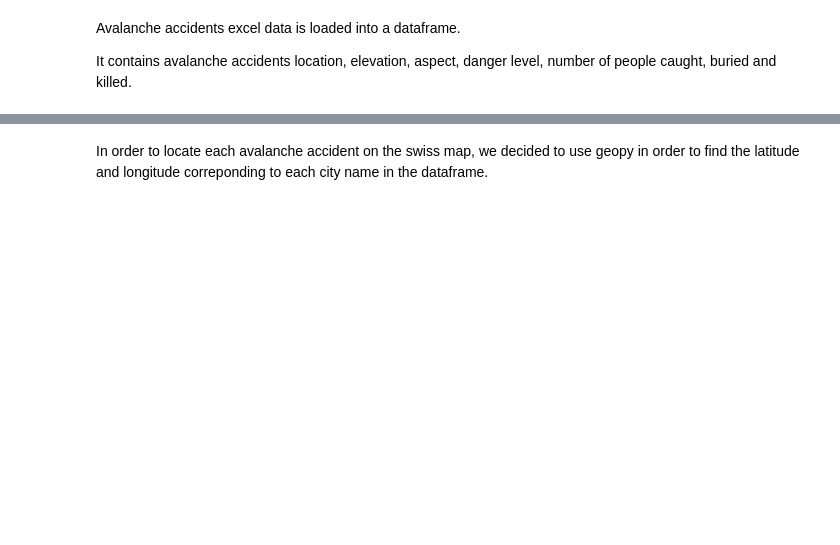
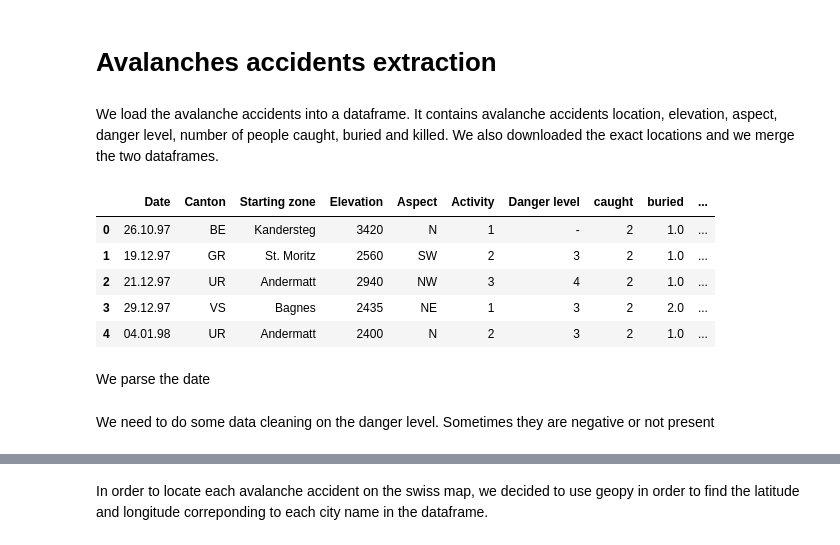
Before and after one commit to swiss-avalanches/swiss-avalanches.github.io, a Jupyter notebook: notebooks/accidents.ipynb, the cells around one changed output, grey strips where cells are left out. Saved outputs shown, nothing was run; the diff lists cells and outputs as text; code cells hidden in the pictures; blank space fills up the shorter version.

```diff
--- a/notebooks/accidents.ipynb
+++ b/notebooks/accidents.ipynb
@@ -1,3 +1,7 @@
+# %% [markdown]
+# Avalanches accidents extraction
+# %% [markdown]
+We load the avalanche accidents into a dataframe. It contains avalanche accidents location, elevation, aspect, danger level, number of people caught, buried and killed. We also downloaded the exact locations and we merge the two dataframes.
 # %%
 import numpy as np
 import pandas as pd
@@ -7,7 +15,13 @@ import json
-# %% [markdown]
-Avalanche accidents excel data is loaded into a dataframe.
-
-It contains avalanche accidents location, elevation, aspect, danger level, number of people caught, buried and killed.
 # %%
 # Load avalanche accidents data
-df_accidents = pd.read_excel('../accident_data/accidents_switzerland.xlsx')
+df_accidents = pd.read_csv('../data/accidents/raw_accidents.csv')
+df_accidents.head()
+# %% [output]
+|  | Date | Canton | Starting zone | Elevation | Aspect | Activity | Danger level | caught | buried | ... |
+| 0 | 26.10.97 | BE | Kandersteg | 3420 | N | 1 | - | 2 | 1.0 | ... |
+| 1 | 19.12.97 | GR | St. Moritz | 2560 | SW | 2 | 3 | 2 | 1.0 | ... |
+| 2 | 21.12.97 | UR | Andermatt | 2940 | NW | 3 | 4 | 2 | 1.0 | ... |
+| 3 | 29.12.97 | VS | Bagnes | 2435 | NE | 1 | 3 | 2 | 2.0 | ... |
+| 4 | 04.01.98 | UR | Andermatt | 2400 | N | 2 | 3 | 2 | 1.0 | ... |
+# %% [markdown]
+We parse the date
@@ -13,0 +30,2 @@ df_accidents = pd.read_excel('../accident_data/accidents_switzerland.xlsx')
+# %% [markdown]
+We need to do some data cleaning on the danger level. Sometimes they are negative or not present
```
Also changed, not shown: parts of 17 cells of this notebook, 2 other files.
